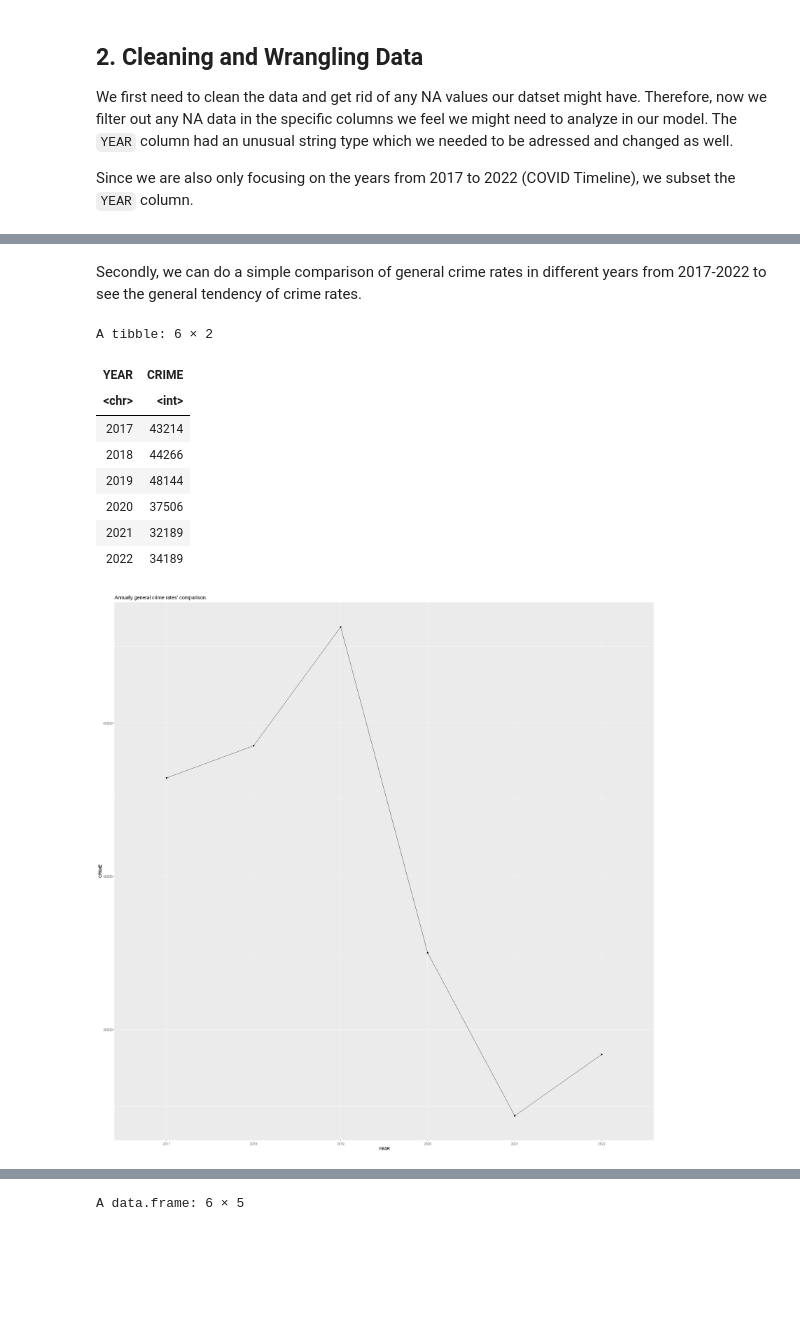
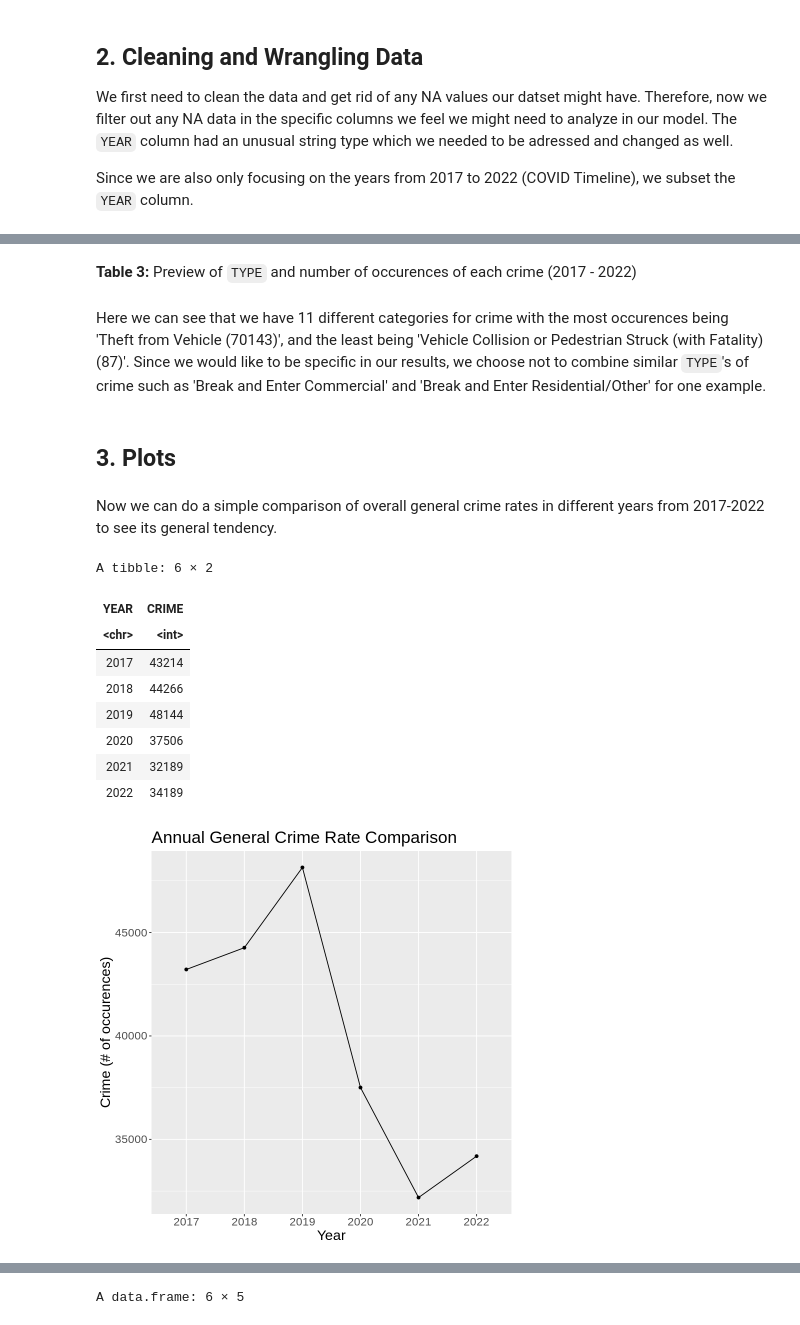
Before and after one commit to Rz02/stat201_2022w2_group_06_project, a Jupyter notebook: crime_rate_comparison.ipynb, the cells around one changed output, grey strips where cells are left out. Cells and saved outputs as stored; diff of their text form; code cells hidden in the pictures; blank space fills up the shorter version.

```diff
--- a/crime_rate_comparison.ipynb
+++ b/crime_rate_comparison.ipynb
@@ -94,27 +130,36 @@ Now we would like to see the different `TYPE`'S of crime we have.
+# %% [markdown]
+**Table 3:** Preview of `TYPE` and number of occurences of each crime (2017 - 2022)
+# %% [markdown]
+Here we can see that we have 11 different categories for crime with the most occurences being 'Theft from Vehicle (70143)', and the least being 'Vehicle Collision or Pedestrian Struck (with Fatality) (87)'. Since we would like to be specific in our results, we choose not to combine similar `TYPE`'s of crime such as 'Break and Enter Commercial' and 'Break and Enter Residential/Other' for one example.
+# %% [markdown]
+## 3. Plots
 # %% [markdown]
-Secondly, we can do a simple comparison of general crime rates in different years from 2017-2022 to see the general tendency of crime rates.
+Now we can do a simple comparison of overall general crime rates in different years from 2017-2022 to see its general tendency.
 # %%
+# Group Data by YEAR
 annual_general_crime <- crime %>%
                group_by(YEAR) %>%
                summarise(CRIME = n())
 
-annual_general_crime
-
+# Plot Annual Crime Data vs. Year
 annual_general_crime_plot <- annual_general_crime %>%
                ggplot(aes(x = YEAR, y = CRIME, group = 1)) +
                geom_line() +
                geom_point() +
-               ggtitle("Annually general crime rates' comparison")
+               ggtitle("Annual General Crime Rate Comparison") +
+               labs(x = "Year", y = "Crime (# of occurences)") +
+               theme(text = element_text(size = 17))
 
+annual_general_crime
 annual_general_crime_plot
 # %% [output]
 A tibble: 6 × 2
 | YEAR | CRIME |
 | <chr> | <int> |
 | 2017 | 43214 |
 | 2018 | 44266 |
 | 2019 | 48144 |
 | 2020 | 37506 |
 | 2021 | 32189 |
 | 2022 | 34189 |
-[figure, old version]
+[figure, new version]
```
Also changed, not shown: parts of 13 cells of this notebook.
